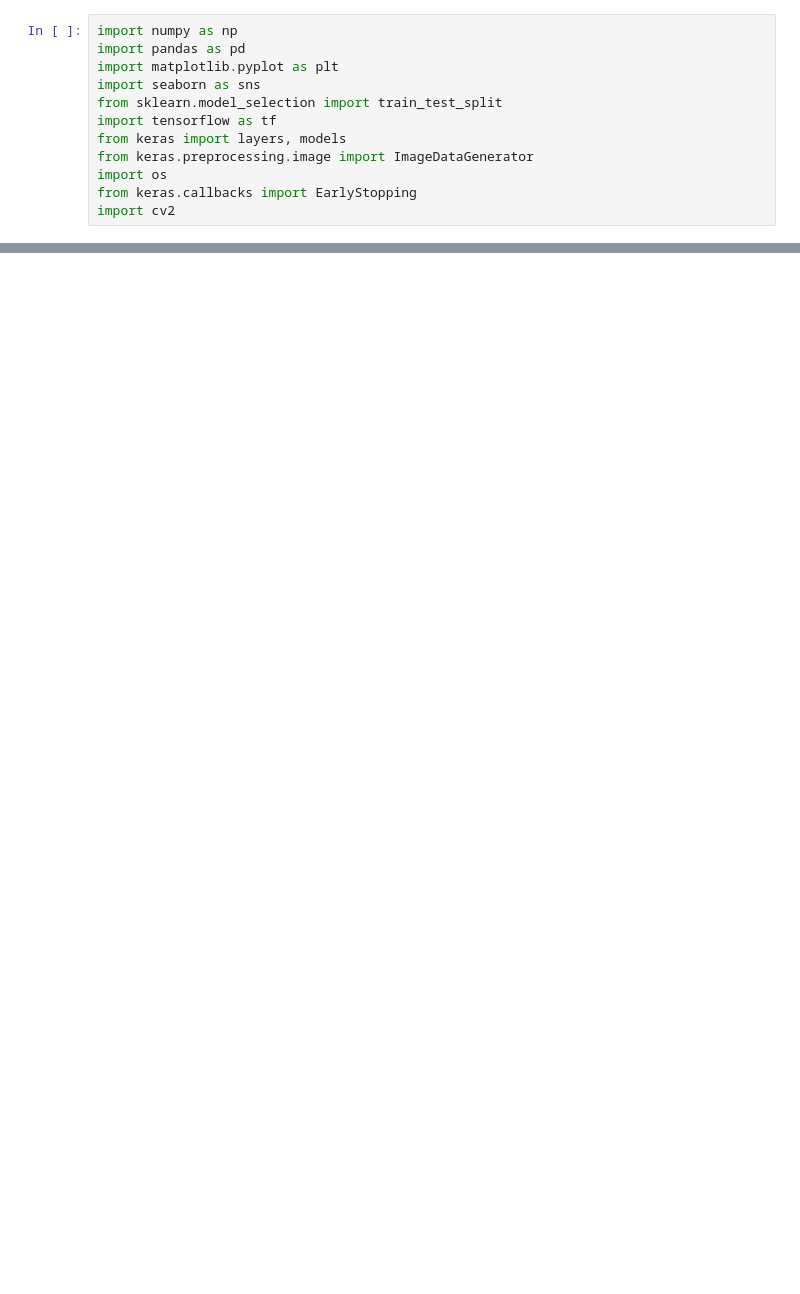
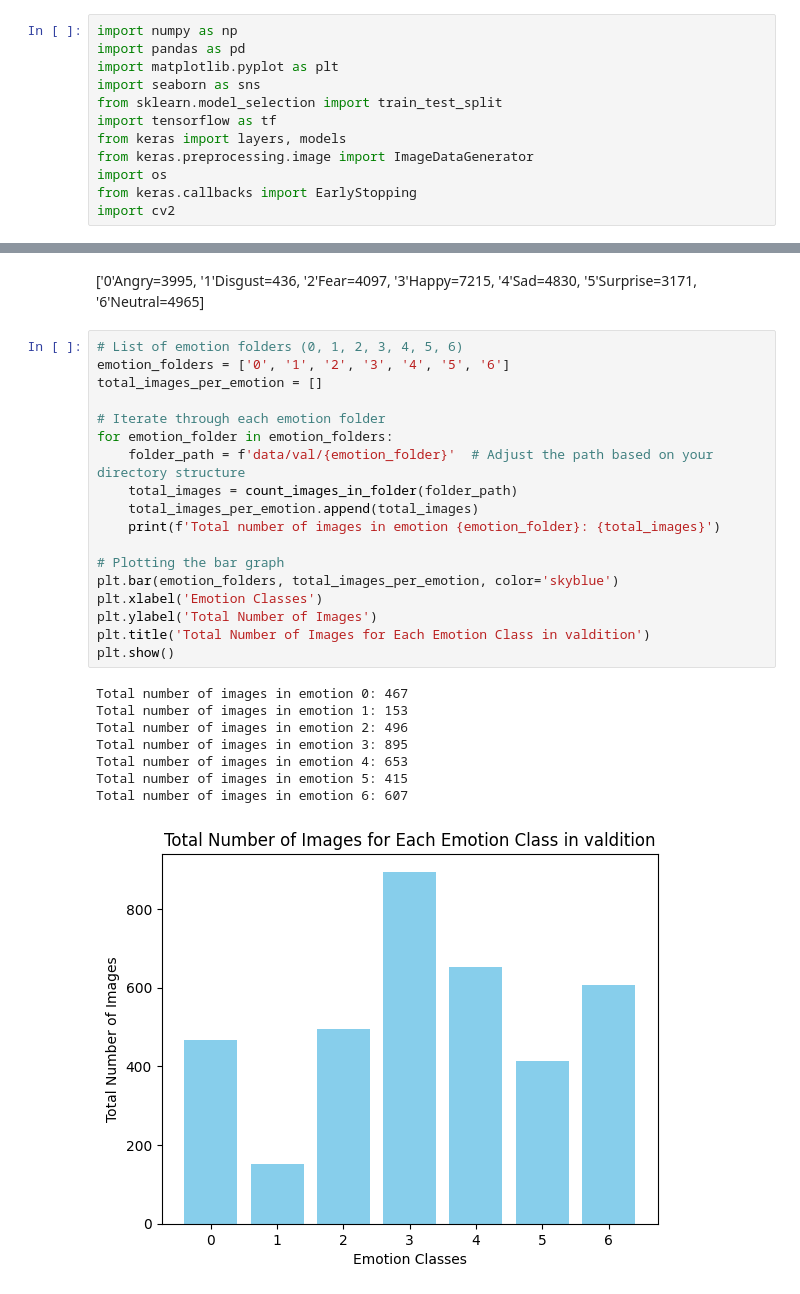
Before and after one commit to youssefelmasry2/emotion-detection, a Jupyter notebook: project.ipynb, the cells around one changed output, grey strips where cells are left out. Saved outputs shown, nothing was run; the diff lists cells and outputs as text; blank space fills up the shorter version.

```diff
--- a/project.ipynb
+++ b/project.ipynb
@@ -12,0 +55,29 @@ import cv2
+# %% [markdown]
+['0'Angry=3995, '1'Disgust=436, '2'Fear=4097, '3'Happy=7215, '4'Sad=4830, '5'Surprise=3171, '6'Neutral=4965]
+# %%
+# List of emotion folders (0, 1, 2, 3, 4, 5, 6)
+emotion_folders = ['0', '1', '2', '3', '4', '5', '6']
+total_images_per_emotion = []
+
+# Iterate through each emotion folder
+for emotion_folder in emotion_folders:
+    folder_path = f'data/val/{emotion_folder}'  # Adjust the path based on your directory structure
+    total_images = count_images_in_folder(folder_path)
+    total_images_per_emotion.append(total_images)
+    print(f'Total number of images in emotion {emotion_folder}: {total_images}')
+
+# Plotting the bar graph
+plt.bar(emotion_folders, total_images_per_emotion, color='skyblue')
+plt.xlabel('Emotion Classes')
+plt.ylabel('Total Number of Images')
+plt.title('Total Number of Images for Each Emotion Class in valdition')
+plt.show()
+# %% [output]
+Total number of images in emotion 0: 467
+Total number of images in emotion 1: 153
+Total number of images in emotion 2: 496
+Total number of images in emotion 3: 895
+Total number of images in emotion 4: 653
+Total number of images in emotion 5: 415
+Total number of images in emotion 6: 607
+[figure, added]
```
Also changed, not shown: parts of 22 cells of this notebook, 22 other files.
